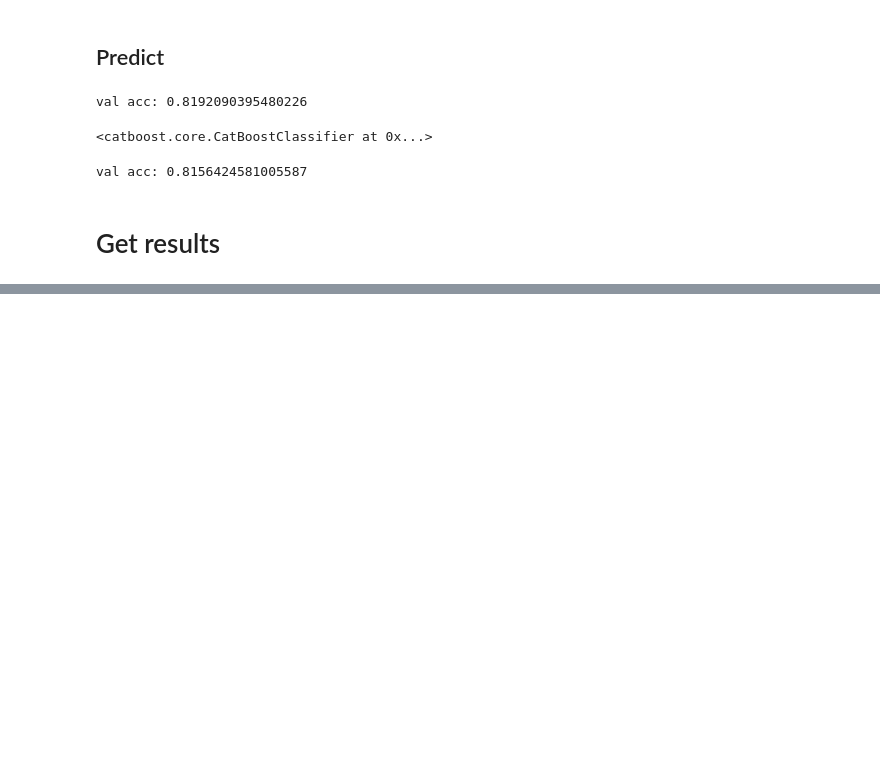
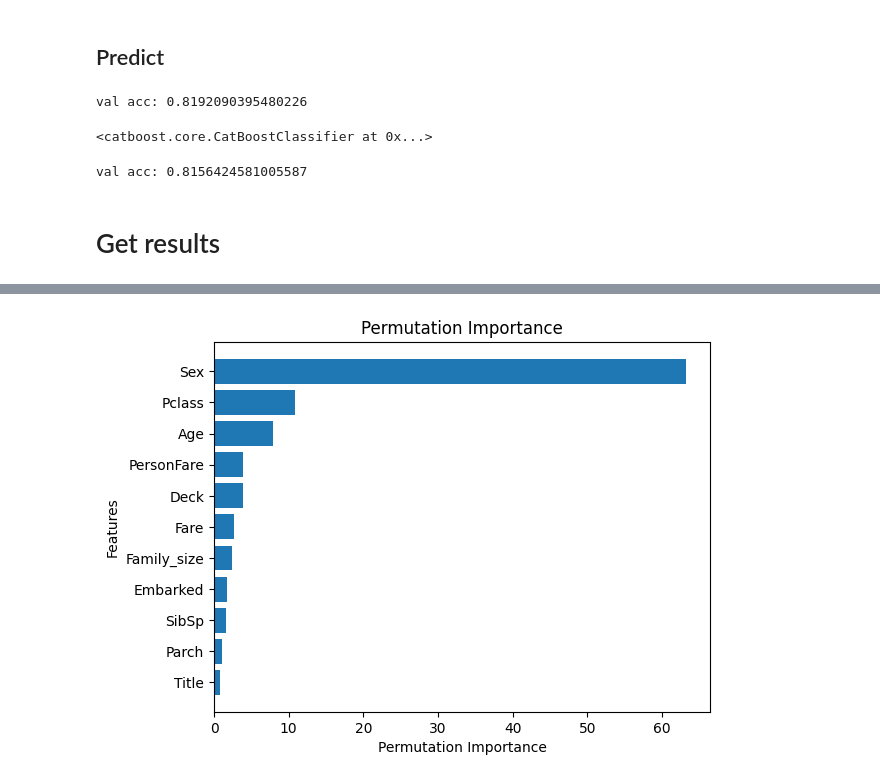
Before and after one commit to Dimildizio/WorksOnMyMachine, a Jupyter notebook: TitanicEDA.ipynb, the cells around one changed output, grey strips where cells are left out. Cells and saved outputs as stored; diff of their text form; code cells hidden in the pictures; blank space fills up the shorter version.

```diff
--- a/TitanicEDA.ipynb
+++ b/TitanicEDA.ipynb
@@ -641,13 +657,14 @@ val acc: 0.8156424581005587
 # %%
-def prepare_train(df):
+def prepare_train(df, best_result = False):
   train_pool, val_pool, X_val, y_val = get_train_pool(df)
   params = {'iterations':[100,200,300, 400],
           'depth':[4,6,5,8],
           'learning_rate': [0.01, 0.04, 0.004],
           'l2_leaf_reg':[1,3,5,7]
           }
-  gs_result = CatBoostClassifier().grid_search(params, train_pool, cv=5, stratified=True, shuffle=True,  partition_random_seed=0, refit=True)
-  best_result = gs_result['params']
+  if not best_result:
+    gs_result = CatBoostClassifier().grid_search(params, train_pool, cv=5, stratified=True, shuffle=True,  partition_random_seed=0, refit=True)
+    best_result = gs_result['params']
   model = predict_me(best_result, train_pool, val_pool, X_val, y_val)
   return model
 # %%
@@ -686,0 +722,13 @@ files.download('submission.csv')
+# %%
+importance = model.get_feature_importance(Pool(X, y))
+feature_names = X.columns
+sorted_idx = np.argsort(importance)
+
+plt.barh(range(len(feature_names)), importance[sorted_idx])
+plt.yticks(range(len(feature_names)), feature_names[sorted_idx])
+plt.xlabel('Permutation Importance')
+plt.ylabel('Features')
+plt.title('Permutation Importance')
+plt.show()
+# %% [output]
+[figure, added]
```
Also changed, not shown: parts of 20 cells of this notebook.
